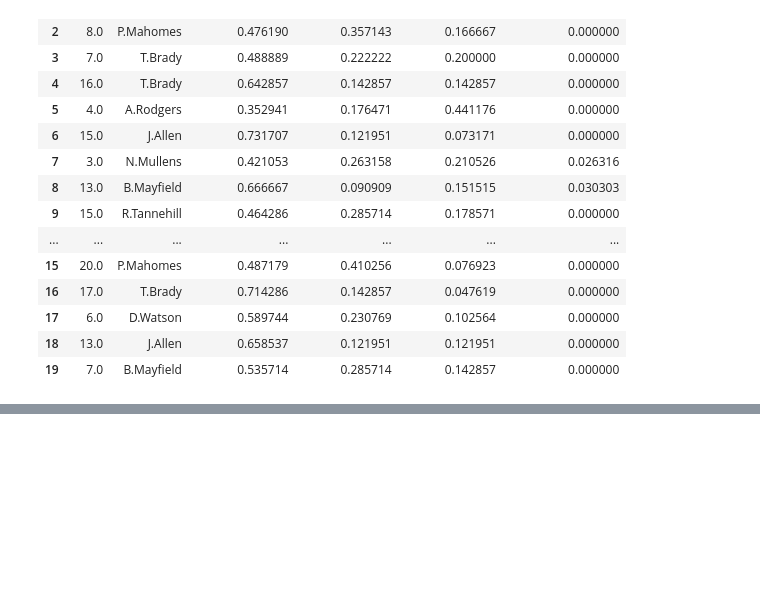
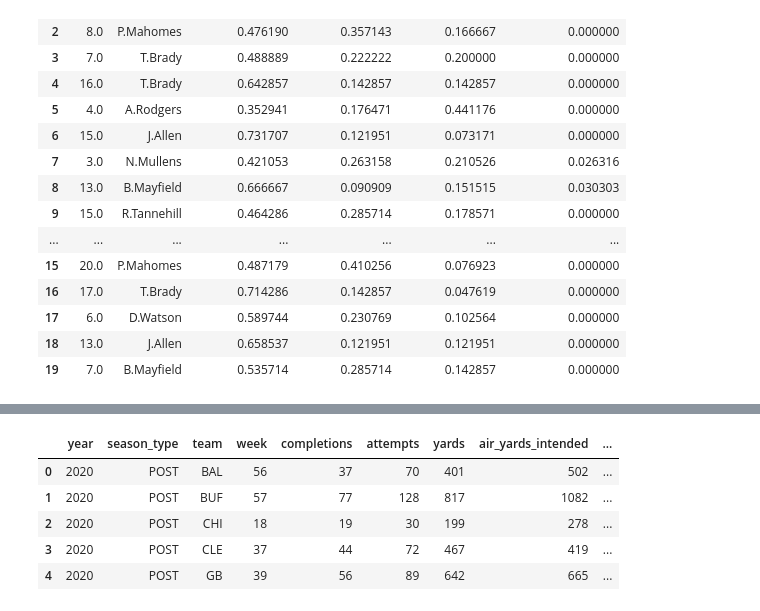
Before and after one commit to shind07/nfl-data, a Jupyter notebook: notebooks/passing_refactor.ipynb, the cells around one changed output, grey strips where cells are left out. Cells and saved outputs as stored; diff of their text form; code cells hidden in the pictures; blank space fills up the shorter version.

```diff
--- a/notebooks/passing_refactor.ipynb
+++ b/notebooks/passing_refactor.ipynb
@@ -433,0 +483,2 @@ df[['week', 'player'] + [col for col in df.columns if 'target' in col]].head(20)
+# %%
+TEAM_YEAR_GROUPING_COLUMNS = ['year', 'season_type','team']
@@ -433,0 +524,10 @@ df[['week', 'player'] + [col for col in df.columns if 'target' in col]].head(20)
+# %%
+df = _transform(df)
+df.head()
+# %% [output]
+|  | year | season_type | team | week | completions | attempts | yards | air_yards_intended | ... |
+| 0 | 2020 | POST | BAL | 56 | 37 | 70 | 401 | 502 | ... |
+| 1 | 2020 | POST | BUF | 57 | 77 | 128 | 817 | 1082 | ... |
+| 2 | 2020 | POST | CHI | 18 | 19 | 30 | 199 | 278 | ... |
+| 3 | 2020 | POST | CLE | 37 | 44 | 72 | 467 | 419 | ... |
+| 4 | 2020 | POST | GB | 39 | 56 | 89 | 642 | 665 | ... |
```
Also changed, not shown: parts of 6 cells of this notebook, 7 other files.
